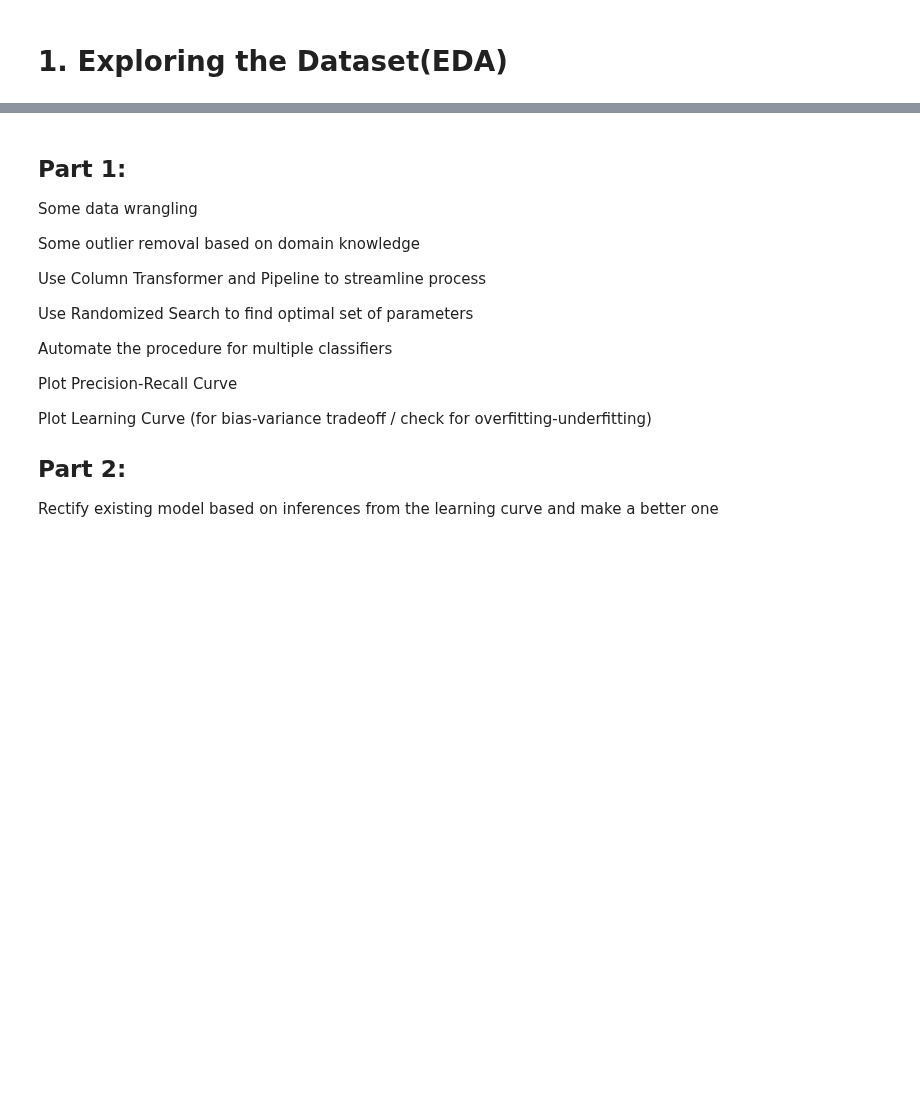
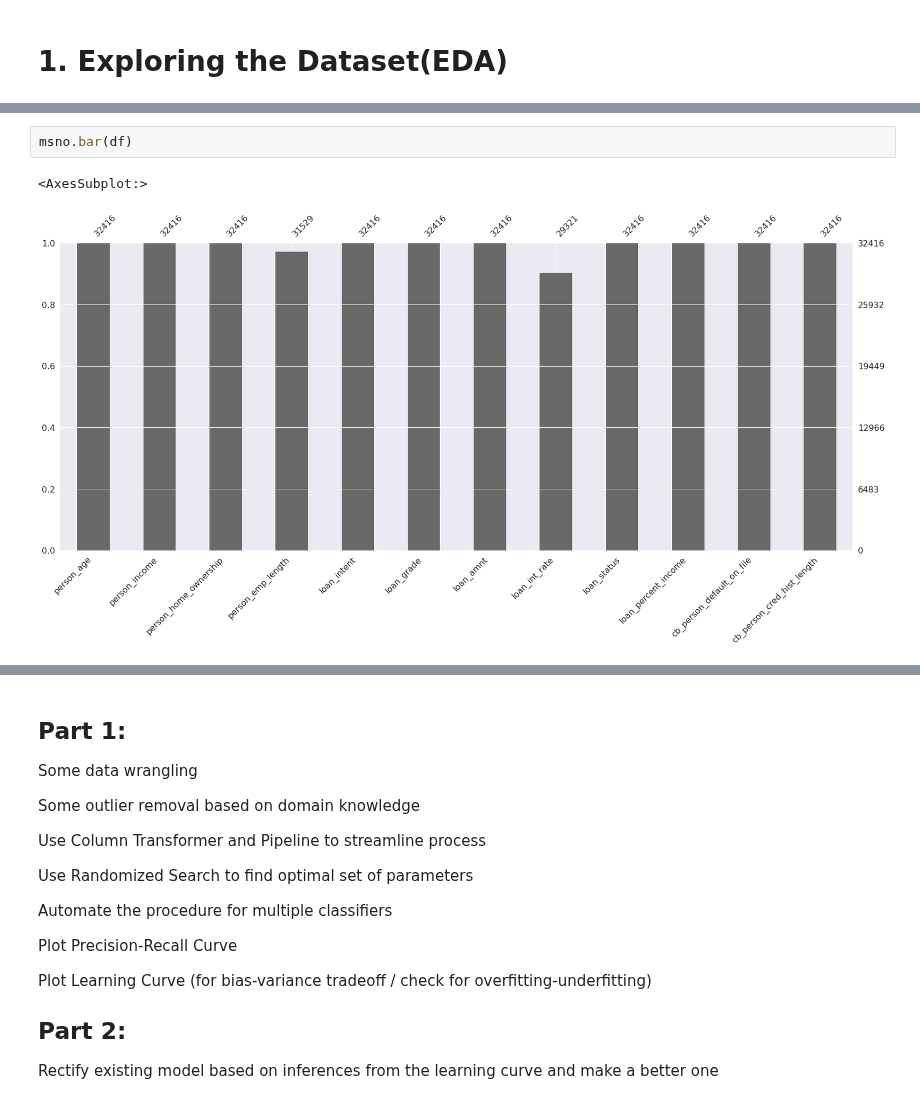
Before and after one commit to s-ravi18/Kaggle-Notebooks, a Jupyter notebook: credit-risk-analysis-redo.ipynb, the cells around one changed output, grey strips where cells are left out. Saved outputs shown, nothing was run; the diff lists cells and outputs as text; blank space fills up the shorter version.

```diff
--- a/credit-risk-analysis-redo.ipynb
+++ b/credit-risk-analysis-redo.ipynb
@@ -60,0 +308,5 @@ The 7th and 8th steps will be shown and explained with the help of screenshots.
+# %%
+msno.bar(df)
+# %% [output]
+<AxesSubplot:>
+[figure, added]
```
Also changed, not shown: parts of 31 cells of this notebook.
